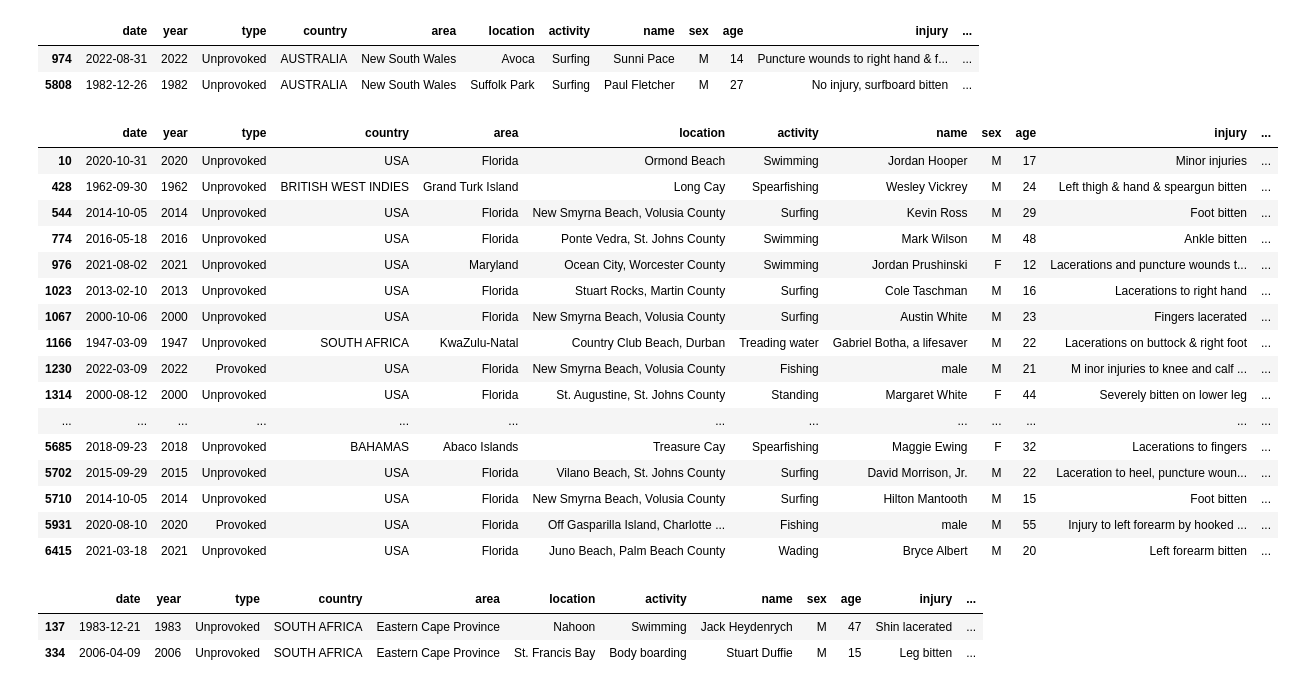
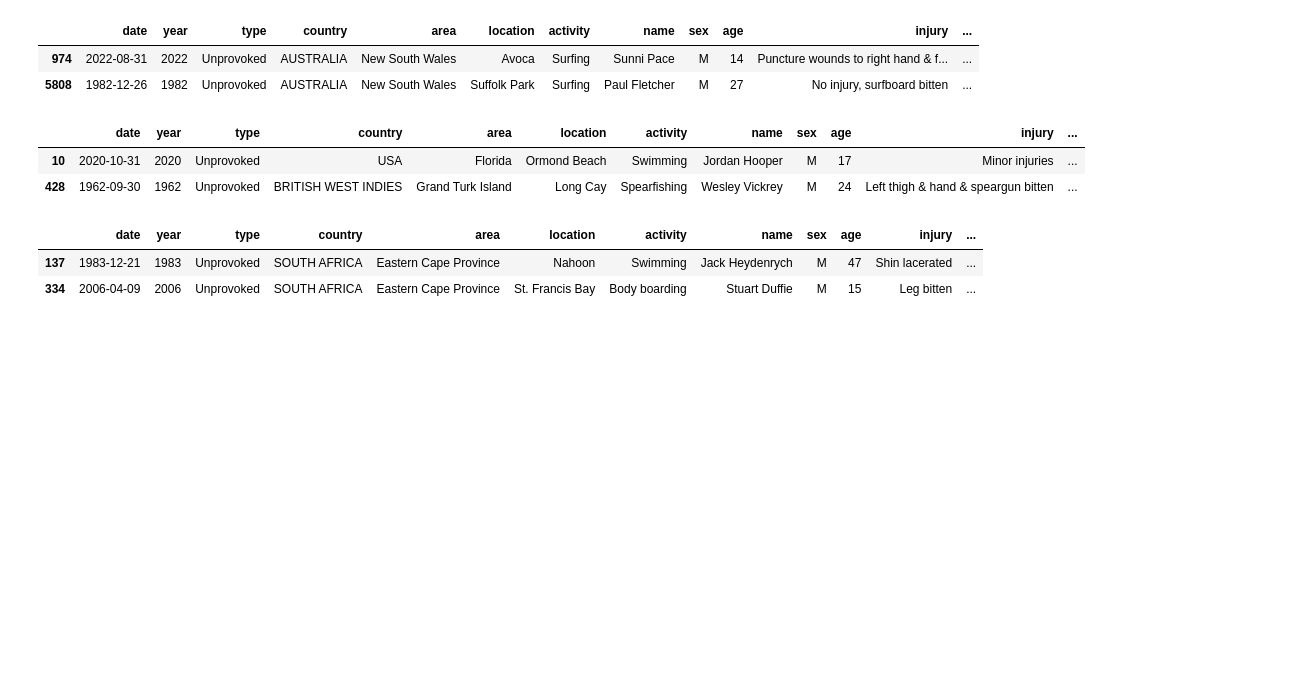
Before and after one commit to CourtneyCole123/Shark-Analysis-Team, a Jupyter notebook: Shark Data_Mohamed.ipynb, the cells around one changed output. Saved outputs shown, nothing was run; the diff lists cells and outputs as text; code cells hidden in the pictures; blank space fills up the shorter version.

```diff
--- a/Shark_Data_Jay.ipynb
+++ b/Shark Data_Mohamed.ipynb
@@ -516,25 +516,11 @@ bronze_whaler_shark_df.head(2)
 | 5808 | 1982-12-26 | 1982 | Unprovoked | AUSTRALIA | New South Wales | Suffolk Park | Surfing | Paul Fletcher | M | 27 | No injury, surfboard bitten | ... |
 # %%
 blacktip_shark_df = clean_data_df.loc[clean_data_df['Species_1'] =='Blacktip shark' ]
-blacktip_shark_df
+blacktip_shark_df.head(2)
 # %% [output]
 |  | date | year | type | country | area | location | activity | name | sex | age | injury | ... |
 | 10 | 2020-10-31 | 2020 | Unprovoked | USA | Florida | Ormond Beach | Swimming | Jordan Hooper | M | 17 | Minor injuries | ... |
 | 428 | 1962-09-30 | 1962 | Unprovoked | BRITISH WEST INDIES | Grand Turk Island | Long Cay | Spearfishing | Wesley Vickrey | M | 24 | Left thigh & hand & speargun bitten | ... |
-| 544 | 2014-10-05 | 2014 | Unprovoked | USA | Florida | New Smyrna Beach, Volusia County | Surfing | Kevin Ross | M | 29 | Foot bitten | ... |
-| 774 | 2016-05-18 | 2016 | Unprovoked | USA | Florida | Ponte Vedra, St. Johns County | Swimming | Mark Wilson | M | 48 | Ankle bitten | ... |
-| 976 | 2021-08-02 | 2021 | Unprovoked | USA | Maryland | Ocean City, Worcester County | Swimming | Jordan Prushinski | F | 12 | Lacerations and puncture wounds t... | ... |
-| 1023 | 2013-02-10 | 2013 | Unprovoked | USA | Florida | Stuart Rocks, Martin County | Surfing | Cole Taschman | M | 16 | Lacerations to right hand | ... |
-| 1067 | 2000-10-06 | 2000 | Unprovoked | USA | Florida | New Smyrna Beach, Volusia County | Surfing | Austin White | M | 23 | Fingers lacerated | ... |
-| 1166 | 1947-03-09 | 1947 | Unprovoked | SOUTH AFRICA | KwaZulu-Natal | Country Club Beach, Durban | Treading water | Gabriel Botha, a lifesaver | M | 22 | Lacerations on buttock & right foot | ... |
-| 1230 | 2022-03-09 | 2022 | Provoked | USA | Florida | New Smyrna Beach, Volusia County | Fishing | male | M | 21 | M inor injuries to knee and calf ... | ... |
-| 1314 | 2000-08-12 | 2000 | Unprovoked | USA | Florida | St. Augustine, St. Johns County | Standing | Margaret White | F | 44 | Severely bitten on lower leg | ... |
-| ... | ... | ... | ... | ... | ... | ... | ... | ... | ... | ... | ... | ... |
-| 5685 | 2018-09-23 | 2018 | Unprovoked | BAHAMAS | Abaco Islands | Treasure Cay | Spearfishing | Maggie Ewing | F | 32 | Lacerations to fingers | ... |
-| 5702 | 2015-09-29 | 2015 | Unprovoked | USA | Florida | Vilano Beach, St. Johns County | Surfing | David Morrison, Jr. | M | 22 | Laceration to heel, puncture woun... | ... |
-| 5710 | 2014-10-05 | 2014 | Unprovoked | USA | Florida | New Smyrna Beach, Volusia County | Surfing | Hilton Mantooth | M | 15 | Foot bitten | ... |
-| 5931 | 2020-08-10 | 2020 | Provoked | USA | Florida | Off Gasparilla Island, Charlotte ... | Fishing | male | M | 55 | Injury to left forearm by hooked ... | ... |
-| 6415 | 2021-03-18 | 2021 | Unprovoked | USA | Florida | Juno Beach, Palm Beach County | Wading | Bryce Albert | M | 20 | Left forearm bitten | ... |
 # %%
 raggedtooth_shark_df = clean_data_df.loc[clean_data_df['Species_1'] =='Raggedtooth shark' ]
 raggedtooth_shark_df.head(2)
```
Also changed, not shown: parts of 14 cells of this notebook.
